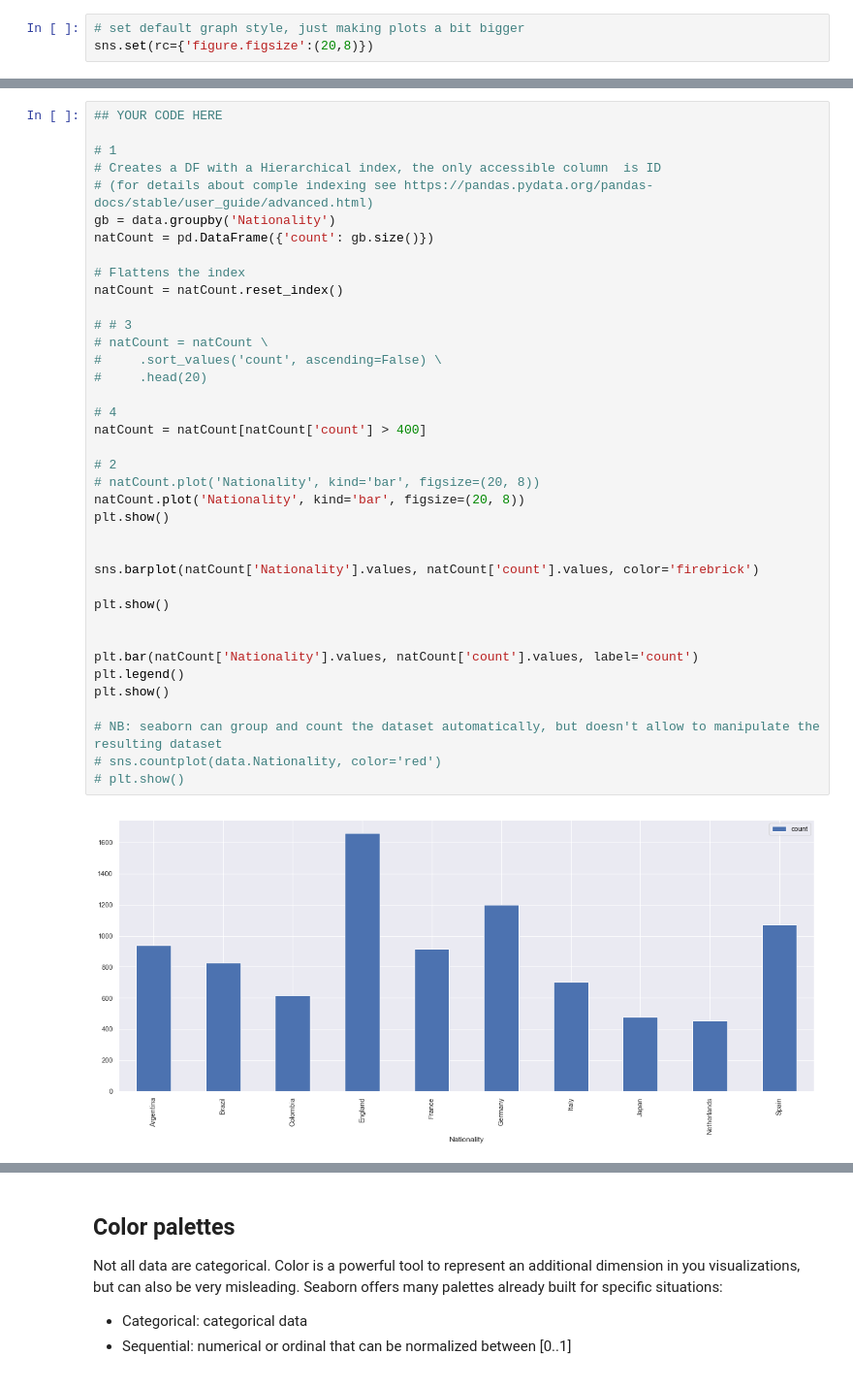
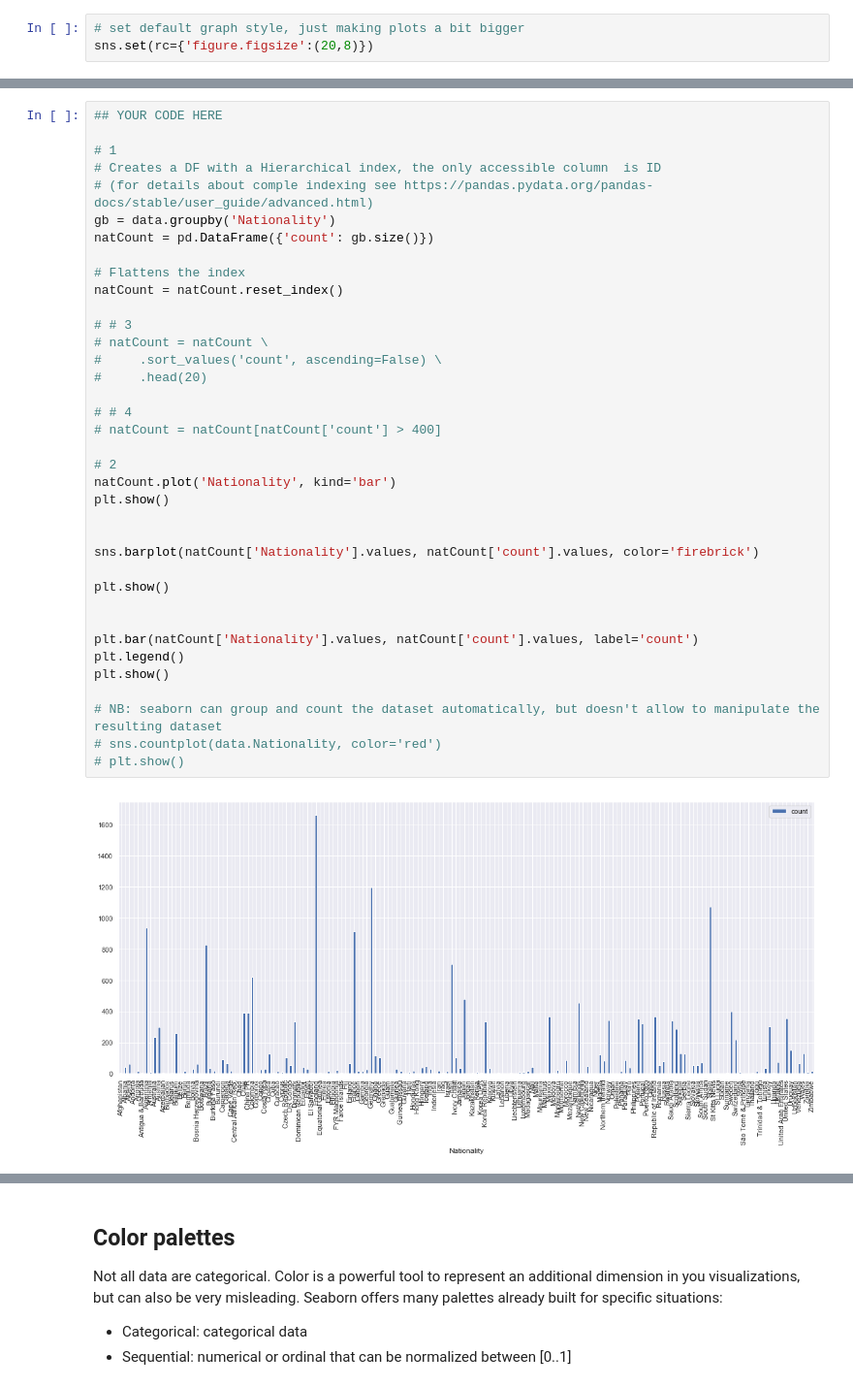
Before and after one commit to Faur/ITU-Data-Science-in-Games-Exercises, a Jupyter notebook: development/Lab2 Visualizations.ipynb, the cells around one changed output, grey strips where cells are left out. Shown at 97% size. Saved outputs shown, nothing was run; the diff lists cells and outputs as text.

```diff
--- a/development/Lab2 Visualizations.ipynb
+++ b/development/Lab2 Visualizations.ipynb
@@ -65,35 +106,34 @@ Let's start with analyzing the differences between pyplot, seaborn and pandas (y
 # (for details about comple indexing see https://pandas.pydata.org/pandas-docs/stable/user_guide/advanced.html)
 gb = data.groupby('Nationality')
 natCount = pd.DataFrame({'count': gb.size()})
 
 # Flattens the index
 natCount = natCount.reset_index()
 
 # # 3
 # natCount = natCount \
 #     .sort_values('count', ascending=False) \
 #     .head(20)
 
-# 4
-natCount = natCount[natCount['count'] > 400]
+# # 4
+# natCount = natCount[natCount['count'] > 400]
 
 # 2
-# natCount.plot('Nationality', kind='bar', figsize=(20, 8))
-natCount.plot('Nationality', kind='bar', figsize=(20, 8))
+natCount.plot('Nationality', kind='bar')
 plt.show()
 
 
 sns.barplot(natCount['Nationality'].values, natCount['count'].values, color='firebrick')
 
 plt.show()
 
 
 plt.bar(natCount['Nationality'].values, natCount['count'].values, label='count')
 plt.legend()
 plt.show()
 
 # NB: seaborn can group and count the dataset automatically, but doesn't allow to manipulate the resulting dataset
 # sns.countplot(data.Nationality, color='red')
 # plt.show()
 # %% [output]
-[figure, old version]
+[figure, new version]
```
Also changed, not shown: parts of 19 cells of this notebook.
